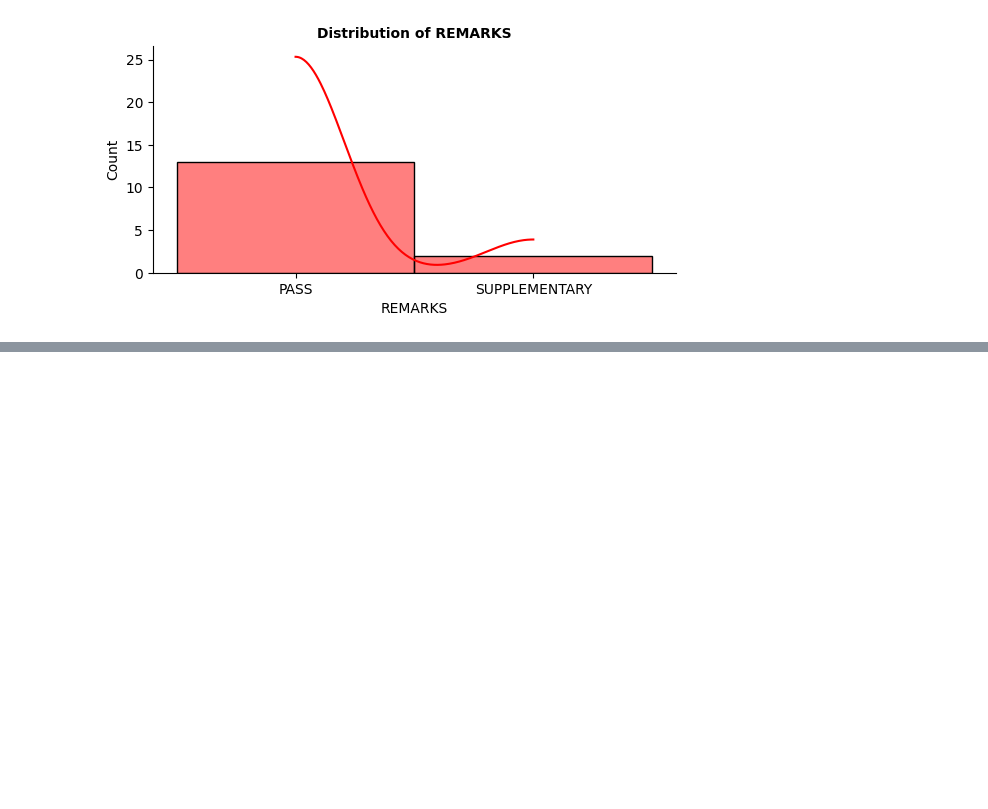
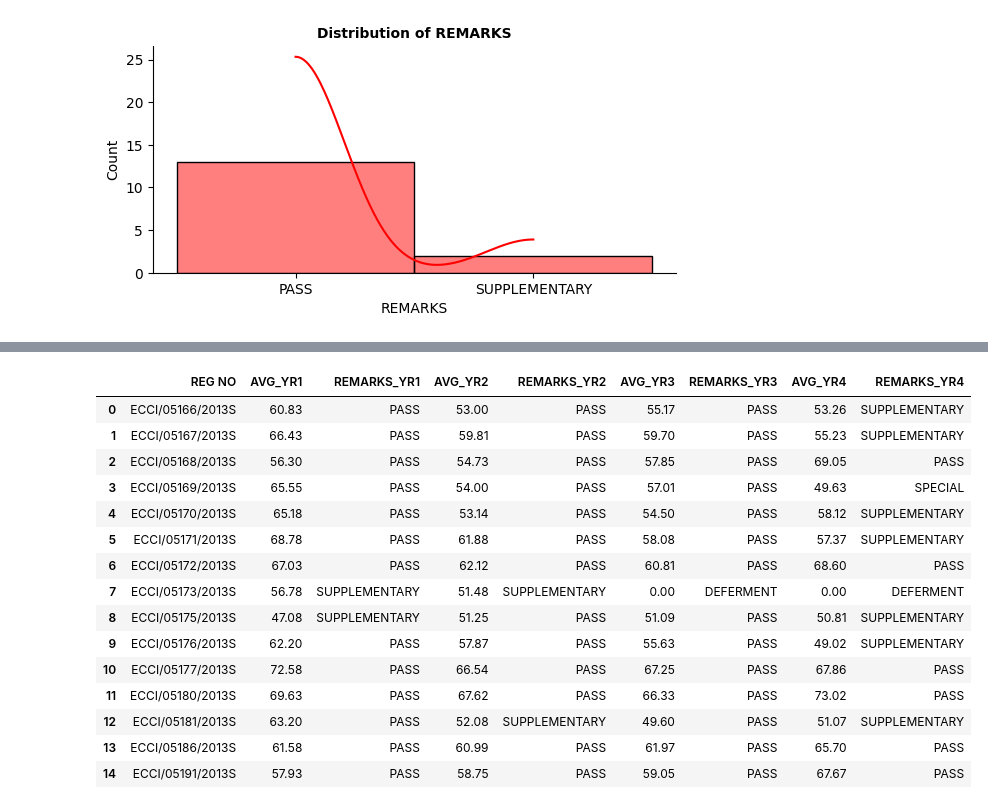
Before and after one commit to wakura-mbuya/University-Results-Prediction, a Jupyter notebook: notebooks/scitExams.ipynb, the cells around one changed output, grey strips where cells are left out. Saved outputs shown, nothing was run; the diff lists cells and outputs as text; code cells hidden in the pictures; blank space fills up the shorter version.

```diff
--- a/notebooks/scitExams.ipynb
+++ b/notebooks/scitExams.ipynb
@@ -211,0 +215,19 @@ preprocessor.class_performance_viz(year1Main)
+# %%
+sys.path.append('../')
+loader = LoadResults()
+# %%
+# Load all the datasets available into dataframes
+yr1Main = loader.load_results("../data/year1Main.xlsx")
+yr1Supp = loader.load_results("../data/year1Supp.xlsx")
+yr2Main = loader.load_results("../data/year2Main.xlsx")
+yr2Supp = loader.load_results("../data/year2Supp.xlsx")
+yr3Main= loader.load_results("../data/year3Main.xlsx")
+yr4Main = loader.load_results("../data/year4Main.xlsx")
+yr4Repeat= loader.load_results("../data/year4Repeat.xlsx")
+yr4Supp = loader.load_results("../data/year4Main.xlsx")
+# %%
+# create dataframe for results in each year having only averages and remarks
+yr1 = yr1Main[['REG NO', 'AVG', 'REMARKS']]
+yr2 = yr2Main[['REG NO', 'AVG', 'REMARKS']]
+yr3 = yr3Main[['REG NO', 'AVG', 'REMARKS']]
+yr4 = yr4Main[['REG NO', 'AVG', 'REMARKS']]
@@ -211,0 +264,24 @@ preprocessor.class_performance_viz(year1Main)
+# %%
+# Merge yr1 to yr4  results
+merged_results = pd.merge(yr1, yr2, on='REG NO', how='outer')       # merge yr1 and yr2
+merged_results = pd.merge(merged_results, yr3, on='REG NO', how='outer') # merge yr3
+merged_results = pd.merge(merged_results, yr4, on='REG NO', how='outer') # merge yr4
+# %%
+merged_results
+# %% [output]
+|  | REG NO | AVG_YR1 | REMARKS_YR1 | AVG_YR2 | REMARKS_YR2 | AVG_YR3 | REMARKS_YR3 | AVG_YR4 | REMARKS_YR4 |
+| 0 | ECCI/05166/2013S | 60.83 | PASS | 53.00 | PASS | 55.17 | PASS | 53.26 | SUPPLEMENTARY |
+| 1 | ECCI/05167/2013S | 66.43 | PASS | 59.81 | PASS | 59.70 | PASS | 55.23 | SUPPLEMENTARY |
+| 2 | ECCI/05168/2013S | 56.30 | PASS | 54.73 | PASS | 57.85 | PASS | 69.05 | PASS |
+| 3 | ECCI/05169/2013S | 65.55 | PASS | 54.00 | PASS | 57.01 | PASS | 49.63 | SPECIAL |
+| 4 | ECCI/05170/2013S | 65.18 | PASS | 53.14 | PASS | 54.50 | PASS | 58.12 | SUPPLEMENTARY |
+| 5 | ECCI/05171/2013S | 68.78 | PASS | 61.88 | PASS | 58.08 | PASS | 57.37 | SUPPLEMENTARY |
+| 6 | ECCI/05172/2013S | 67.03 | PASS | 62.12 | PASS | 60.81 | PASS | 68.60 | PASS |
+| 7 | ECCI/05173/2013S | 56.78 | SUPPLEMENTARY | 51.48 | SUPPLEMENTARY | 0.00 | DEFERMENT | 0.00 | DEFERMENT |
+| 8 | ECCI/05175/2013S | 47.08 | SUPPLEMENTARY | 51.25 | PASS | 51.09 | PASS | 50.81 | SUPPLEMENTARY |
+| 9 | ECCI/05176/2013S | 62.20 | PASS | 57.87 | PASS | 55.63 | PASS | 49.02 | SUPPLEMENTARY |
+| 10 | ECCI/05177/2013S | 72.58 | PASS | 66.54 | PASS | 67.25 | PASS | 67.86 | PASS |
+| 11 | ECCI/05180/2013S | 69.63 | PASS | 67.62 | PASS | 66.33 | PASS | 73.02 | PASS |
+| 12 | ECCI/05181/2013S | 63.20 | PASS | 52.08 | SUPPLEMENTARY | 49.60 | PASS | 51.07 | SUPPLEMENTARY |
+| 13 | ECCI/05186/2013S | 61.58 | PASS | 60.99 | PASS | 61.97 | PASS | 65.70 | PASS |
+| 14 | ECCI/05191/2013S | 57.93 | PASS | 58.75 | PASS | 59.05 | PASS | 67.67 | PASS |
```
Also changed, not shown: parts of 2 cells of this notebook.
